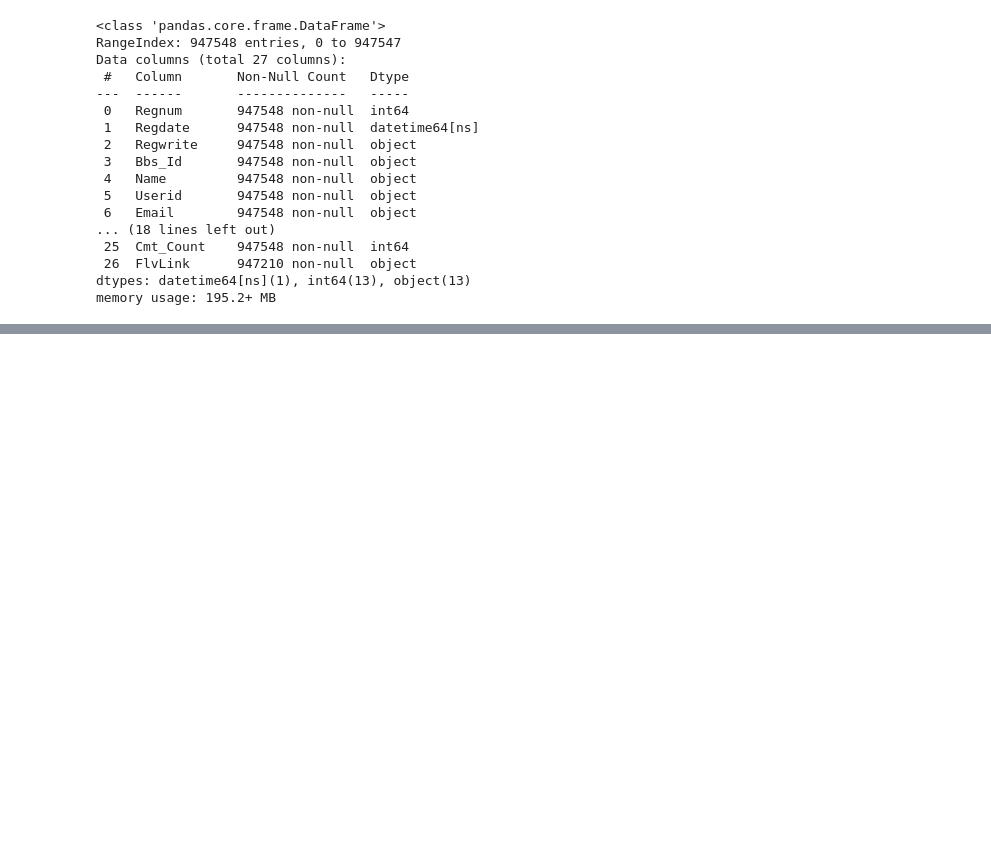
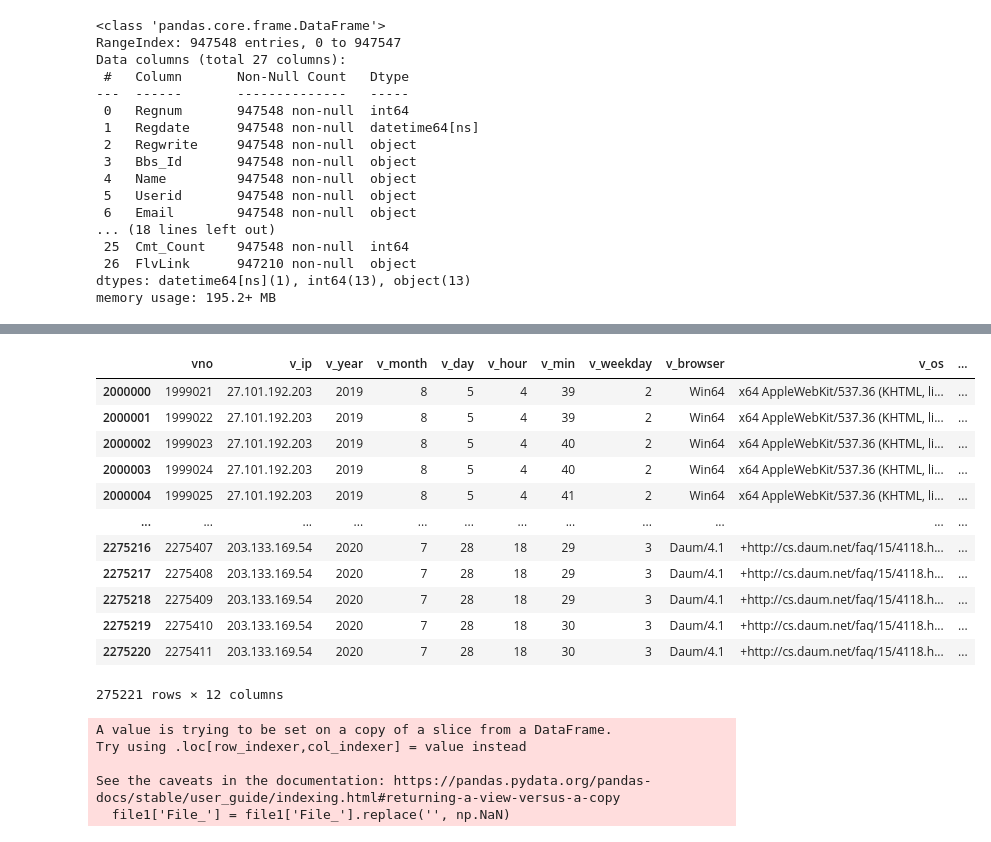
Before and after one commit to saparian0304/tjoeunacademy_test, a Jupyter notebook: jupyter/연습/화평교회.ipynb, the cells around one changed output, grey strips where cells are left out. Saved outputs shown, nothing was run; the diff lists cells and outputs as text; code cells hidden in the pictures; blank space fills up the shorter version.

```diff
--- a/jupyter/연습/화평교회.ipynb
+++ b/jupyter/연습/화평교회.ipynb
@@ -469,8 +70,0 @@ t4
-# %%
-str = ""
-for i in range(len(t4)):
-    try :
-        with open("TextFile.txt", "a") as file:
-            file.write(f"INSERT INTO board (no, sub_bno, bname, title, content, writer_no, regdate, update_date, isdeleted, viewcount, userip) VALUES ({t4.iloc[i,0]}, 0,'{t4.iloc[i,1]}','{t4.iloc[i,2]}','{t4.iloc[i,3]}',{int(t4.iloc[i,4])},STR_TO_DATE('{t4.iloc[i,5]}', '%Y%m%d%H%i%s'),STR_TO_DATE('{t4.iloc[i,6]}', '%Y%m%d%H%i%s'),0,{t4.iloc[i,7]},'{t4.iloc[i,8]}'); \n")
-    except Exception as e:
-        print(i, e)
@@ -577,0 +207,27 @@ db.close()
+# %%
+# visit - DB에 저장
+from sqlalchemy import create_engine
+import pymysql
+import pandas as pd
+import urllib.parse
+password = urllib.parse.quote_plus("juchul77@")
+
+lst = [visit1, visit2, visit3, visit4, visit5]
+for i in lst :
+    db_connection = create_engine(f'mysql+pymysql://hy219:{password}@hy219.cafe24.com/hy219')
+    conn = db_connection.connect()
+    i.to_sql(name='visit', con=conn, if_exists='append',index=False, index_label='vno')
+# %% [output]
+|  | vno | v_ip | v_year | v_month | v_day | v_hour | v_min | v_weekday | v_browser | v_os | ... |
+| 2000000 | 1999021 | 27.101.192.203 | 2019 | 8 | 5 | 4 | 39 | 2 | Win64 | x64 AppleWebKit/537.36 (KHTML, li... | ... |
+| 2000001 | 1999022 | 27.101.192.203 | 2019 | 8 | 5 | 4 | 39 | 2 | Win64 | x64 AppleWebKit/537.36 (KHTML, li... | ... |
+| 2000002 | 1999023 | 27.101.192.203 | 2019 | 8 | 5 | 4 | 40 | 2 | Win64 | x64 AppleWebKit/537.36 (KHTML, li... | ... |
+| 2000003 | 1999024 | 27.101.192.203 | 2019 | 8 | 5 | 4 | 40 | 2 | Win64 | x64 AppleWebKit/537.36 (KHTML, li... | ... |
+| 2000004 | 1999025 | 27.101.192.203 | 2019 | 8 | 5 | 4 | 41 | 2 | Win64 | x64 AppleWebKit/537.36 (KHTML, li... | ... |
+| ... | ... | ... | ... | ... | ... | ... | ... | ... | ... | ... | ... |
+| 2275216 | 2275407 | 203.133.169.54 | 2020 | 7 | 28 | 18 | 29 | 3 | Daum/4.1 | +http://cs.daum.net/faq/15/4118.h... | ... |
+| 2275217 | 2275408 | 203.133.169.54 | 2020 | 7 | 28 | 18 | 29 | 3 | Daum/4.1 | +http://cs.daum.net/faq/15/4118.h... | ... |
+| 2275218 | 2275409 | 203.133.169.54 | 2020 | 7 | 28 | 18 | 29 | 3 | Daum/4.1 | +http://cs.daum.net/faq/15/4118.h... | ... |
+| 2275219 | 2275410 | 203.133.169.54 | 2020 | 7 | 28 | 18 | 30 | 3 | Daum/4.1 | +http://cs.daum.net/faq/15/4118.h... | ... |
+| 2275220 | 2275411 | 203.133.169.54 | 2020 | 7 | 28 | 18 | 30 | 3 | Daum/4.1 | +http://cs.daum.net/faq/15/4118.h... | ... |
+275221 rows × 12 columns
@@ -577,0 +240,18 @@ db.close()
+# %%
+file = pd.read_pickle("./hp/DB/dbo.INCOBOARD_BBS.pkl")
+# 파일에 넣을 컬럼들만 추출
+file1 = file.iloc[:,[0,1,21]]
+# 공백을 null로 치환 후 null값 제거
+file1['File_'] = file1['File_'].replace('', np.NaN)
+file1 = file1[file1['File_'].isnull() == False]
+file1.columns = ['bno', 'upload_date', 'filename']
+file2 = file1.copy() # 복사해서 사용
+# 파일들을 데이터프레임으로 쪼개기
+file3 = pd.DataFrame([ x.split(',') for x in file2['filename'].tolist() ])
+file3
+# %% [output]
+A value is trying to be set on a copy of a slice from a DataFrame.
+Try using .loc[row_indexer,col_indexer] = value instead
+
+See the caveats in the documentation: https://pandas.pydata.org/pandas-docs/stable/user_guide/indexing.html#returning-a-view-versus-a-copy
+  file1['File_'] = file1['File_'].replace('', np.NaN)
```
Also changed, not shown: parts of 60 cells of this notebook, 5 other files.
